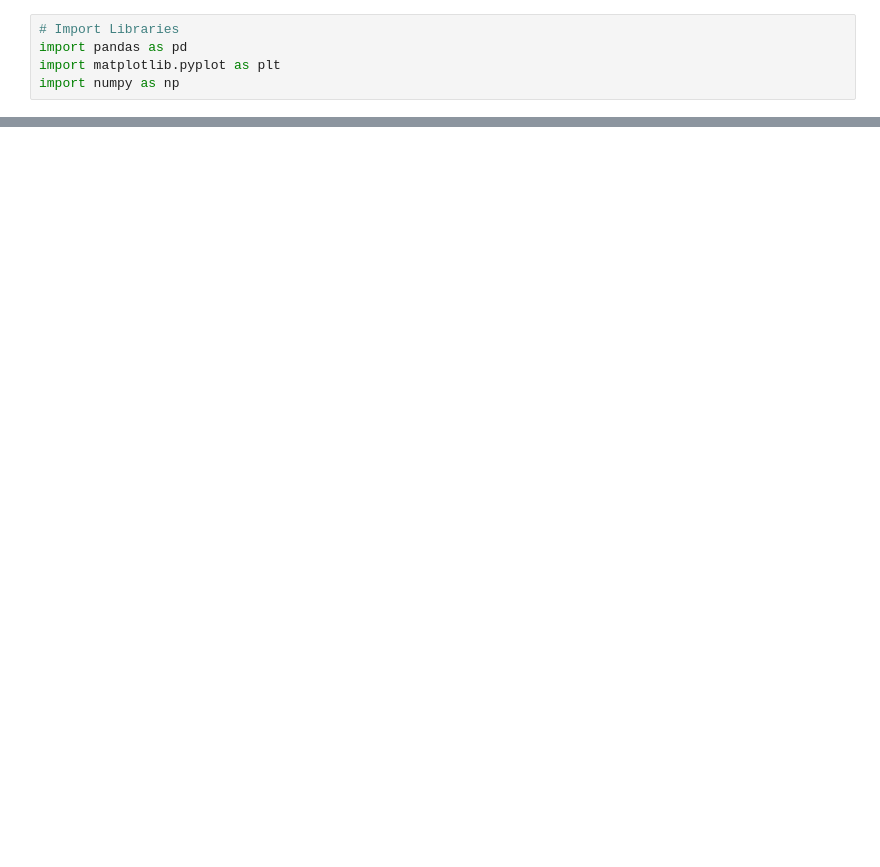
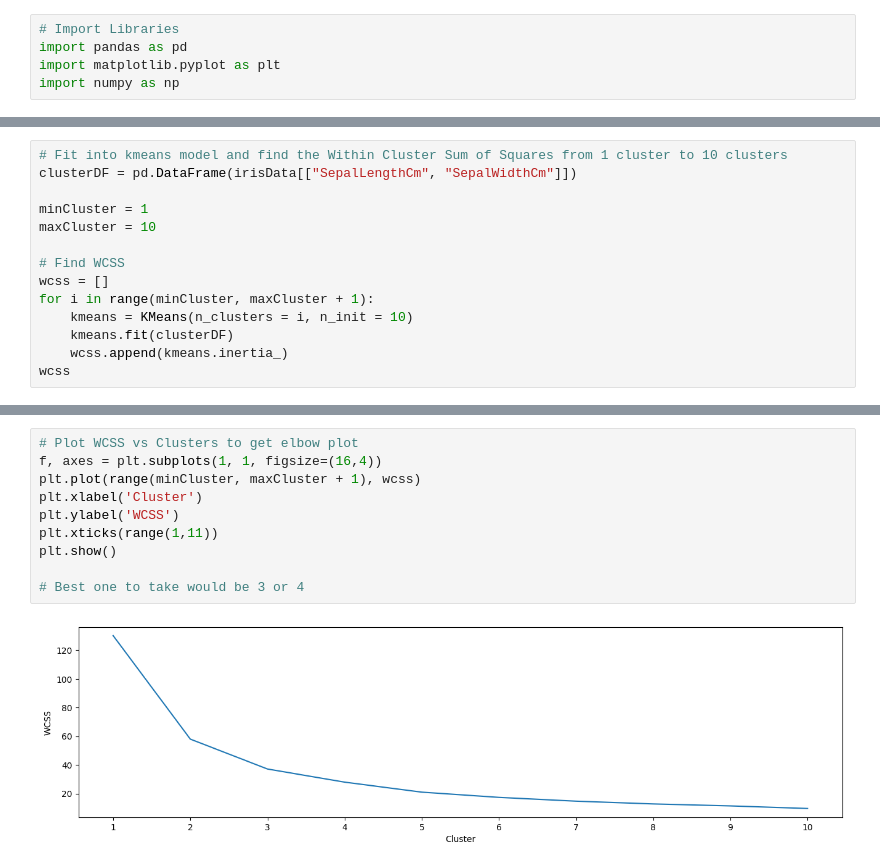
Before and after one commit to cjieguang/TheSparksFoundation, a Jupyter notebook: TSFGRIP-Task-2/TSFGRIP-Task-2.ipynb, the cells around one changed output, grey strips where cells are left out. Cells and saved outputs as stored; diff of their text form; blank space fills up the shorter version.

```diff
--- a/TSFGRIP-Task-2/TSFGRIP-Task-2.ipynb
+++ b/TSFGRIP-Task-2/TSFGRIP-Task-2.ipynb
@@ -39,0 +82,14 @@ irisData.head()
+# %%
+# Fit into kmeans model and find the Within Cluster Sum of Squares from 1 cluster to 10 clusters
+clusterDF = pd.DataFrame(irisData[["SepalLengthCm", "SepalWidthCm"]])
+
+minCluster = 1
+maxCluster = 10
+
+# Find WCSS
+wcss = []
+for i in range(minCluster, maxCluster + 1):
+    kmeans = KMeans(n_clusters = i, n_init = 10)
+    kmeans.fit(clusterDF)
+    wcss.append(kmeans.inertia_)
+wcss
@@ -39,0 +107,12 @@ irisData.head()
+# %%
+# Plot WCSS vs Clusters to get elbow plot
+f, axes = plt.subplots(1, 1, figsize=(16,4))
+plt.plot(range(minCluster, maxCluster + 1), wcss)
+plt.xlabel('Cluster')
+plt.ylabel('WCSS')
+plt.xticks(range(1,11))
+plt.show()
+
+# Best one to take would be 3 or 4
+# %% [output]
+[figure, added]
```
Also changed, not shown: parts of 10 cells of this notebook.
